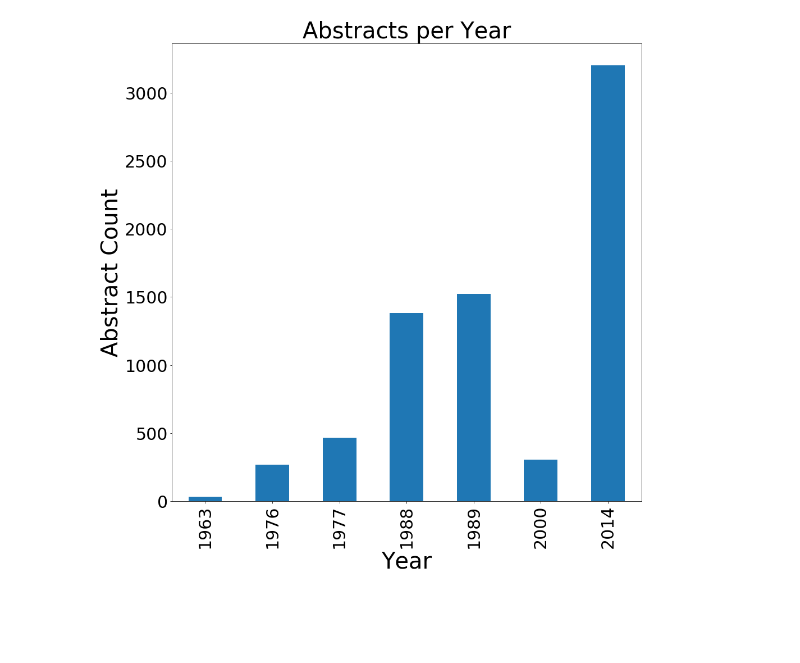
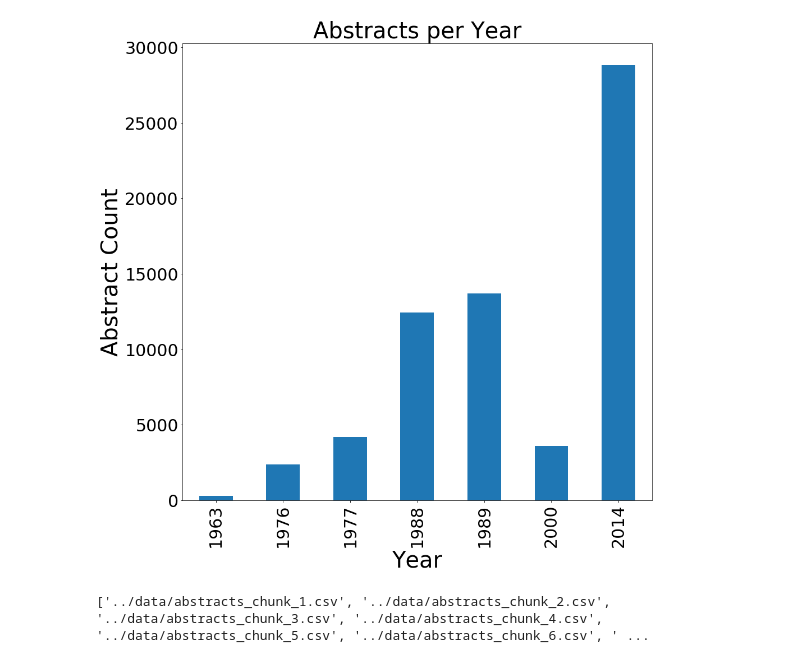
Before and after one commit to neelkandlikar/water-sentiment, a Jupyter notebook: code/07_abstracts_over_time.ipynb, the cells around one changed output. Cells and saved outputs as stored; diff of their text form; code cells hidden in the pictures; blank space fills up the shorter version.

Commit message:
added consolidated dates

```diff
--- a/code/07_abstracts_over_time.ipynb
+++ b/code/07_abstracts_over_time.ipynb
@@ -8,8 +8,7 @@ def getYear(date):
     return date.split("-")[0]
 # %%
 # Load initial data into df
-df = pd.read_csv("../data/abstracts_chunk_1.csv",quoting=csv.QUOTE_ALL)
-# Display settings
+df = pd.concat(map(pd.read_csv, ['../data/abstracts_chunk_1.csv', '../data/abstracts_chunk_2.csv', '../data/abstracts_chunk_3.csv', '../data/abstracts_chunk_4.csv', '../data/abstracts_chunk_5.csv', '../data/abstracts_chunk_6.csv', '../data/abstracts_chunk_7.csv', '../data/abstracts_chunk_8.csv', '../data/abstracts_chunk_9.csv', '../data/abstracts_chunk_10.csv', '../data/abstracts_chunk_11.csv']), ignore_index=True)# Display settings
 pd.set_option('display.max_columns', 999)
 # Drop rows with nan abstracts
 df = df.dropna(subset=['abstracts-retrieval-response.coredata.dc:description.abstract.ce:para'])
@@ -38,31 +37,35 @@ abstracts_per_year = dates['year'].value_counts().sort_index()
 # %%
 # Params for the notebook
 params = {'legend.fontsize': 'x-large',
          'axes.labelsize': '40',
          'axes.titlesize':'40',
          'xtick.labelsize':'30',
          'ytick.labelsize':'30'}
 
 pylab.rcParams.update(params)
 fig = plt.figure(figsize = (15, 15))
 
 # Plot creation
 abstracts_per_year.plot(kind="bar")
 
 # Plot labels
 plt.xlabel("Year")
 plt.ylabel("Abstract Count")
 plt.title("Abstracts per Year")
 
 # Plot specifications
 plt.xticks(rotation=90)
 
 # Abstract plot
-plt.savefig("abstracts-per-year.png")
+plt.savefig("../outputs/abstracts-per-year.png")
 plt.show()
 
 # Exports in csv and xlsx
-abstracts_per_year.reset_index().to_csv('dates.csv')
-abstracts_per_year.reset_index().to_excel('dates.xlsx')
+abstracts_per_year.reset_index().to_csv('../outputs/dates.csv')
+abstracts_per_year.reset_index().to_excel('../outputs/dates.xlsx')
 # %% [output]
-[figure, old version]
+[figure, new version]
+# %%
+print(['../data/abstracts_chunk_' + str(i) + '.csv' for i in range(1, 12, 1)])
+# %% [output]
+['../data/abstracts_chunk_1.csv', '../data/abstracts_chunk_2.csv', '../data/abstracts_chunk_3.csv', '../data/abstracts_chunk_4.csv', '../data/abstracts_chunk_5.csv', '../data/abstracts_chunk_6.csv', ' ...
```
Also changed, not shown: parts of 3 cells of this notebook, 6 other files.
